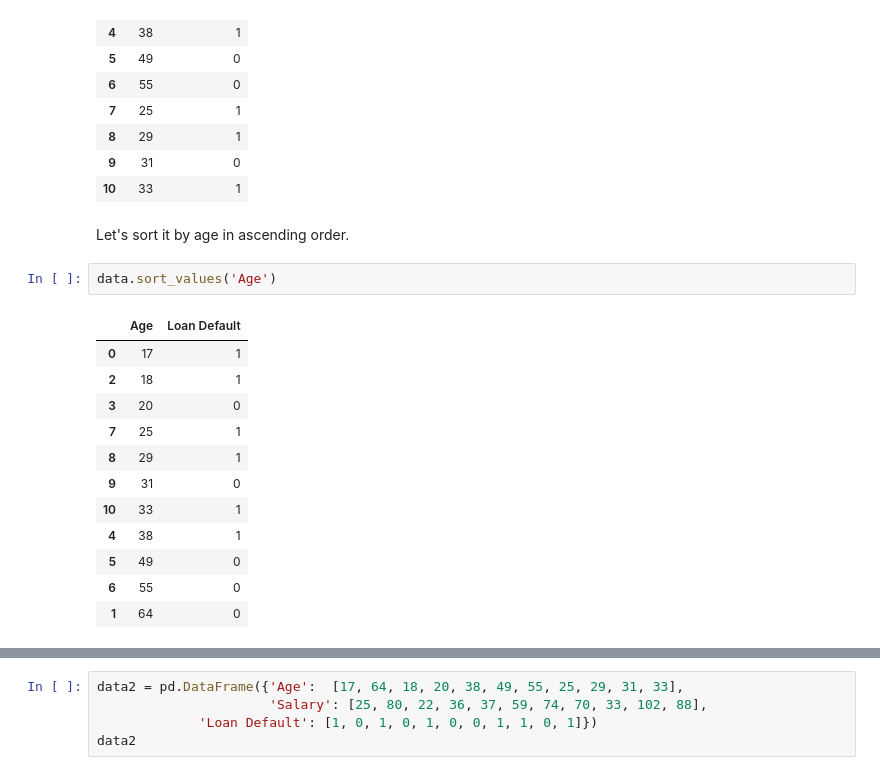
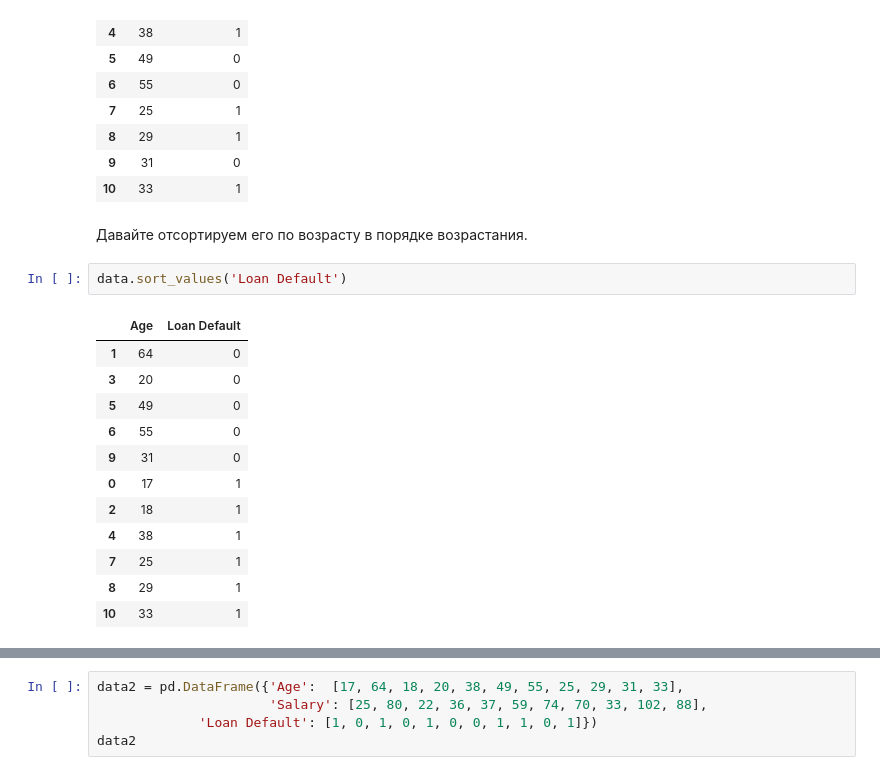
Before and after one commit to ulstu/ml, a Jupyter notebook: ml_course_ru/lecture04. Decision trees. KNN. Logistic regression. Regularization/Lecture 04-01. decision_trees_kNN.ipynb, the cells around one changed output, grey strips where cells are left out. Drawn from its saved outputs; the diff is of its cells as text.

```diff
--- a/ml_course_ru/lecture04. Decision trees. KNN. Logistic regression. Regularization/Lecture 04-01. decision_trees_kNN.ipynb
+++ b/ml_course_ru/lecture04. Decision trees. KNN. Logistic regression. Regularization/Lecture 04-01. decision_trees_kNN.ipynb
@@ -255,23 +255,23 @@ data
 | 8 | 29 | 1 |
 | 9 | 31 | 0 |
 | 10 | 33 | 1 |
-# %% [markdown]
-Let's sort it by age in ascending order.
+# %% [markdown]
+Давайте отсортируем его по возрасту в порядке возрастания.
 # %%
-data.sort_values('Age')
+data.sort_values('Loan Default')
 # %% [output]
 |  | Age | Loan Default |
+| 1 | 64 | 0 |
+| 3 | 20 | 0 |
+| 5 | 49 | 0 |
+| 6 | 55 | 0 |
+| 9 | 31 | 0 |
 | 0 | 17 | 1 |
 | 2 | 18 | 1 |
-| 3 | 20 | 0 |
+| 4 | 38 | 1 |
 | 7 | 25 | 1 |
 | 8 | 29 | 1 |
-| 9 | 31 | 0 |
 | 10 | 33 | 1 |
-| 4 | 38 | 1 |
-| 5 | 49 | 0 |
-| 6 | 55 | 0 |
-| 1 | 64 | 0 |
 # %%
 age_tree = DecisionTreeClassifier(random_state=17)
 age_tree.fit(data['Age'].values.reshape(-1, 1), data['Loan Default'].values)
```
Also changed, not shown: parts of 177 cells of this notebook, 36 other files.
